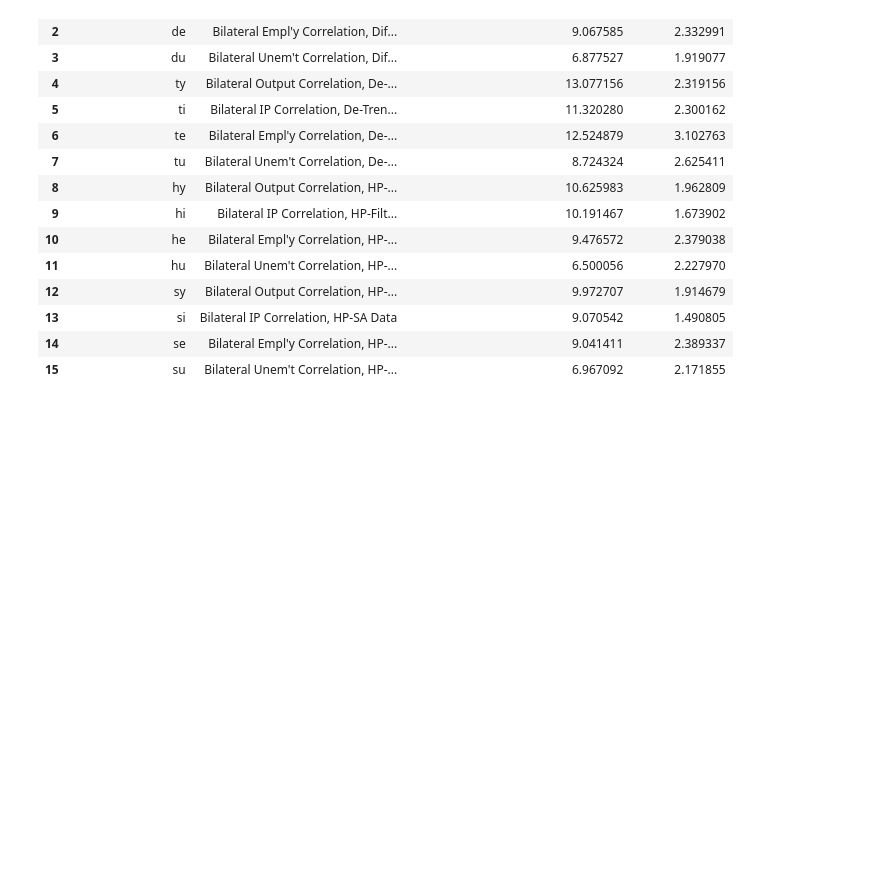
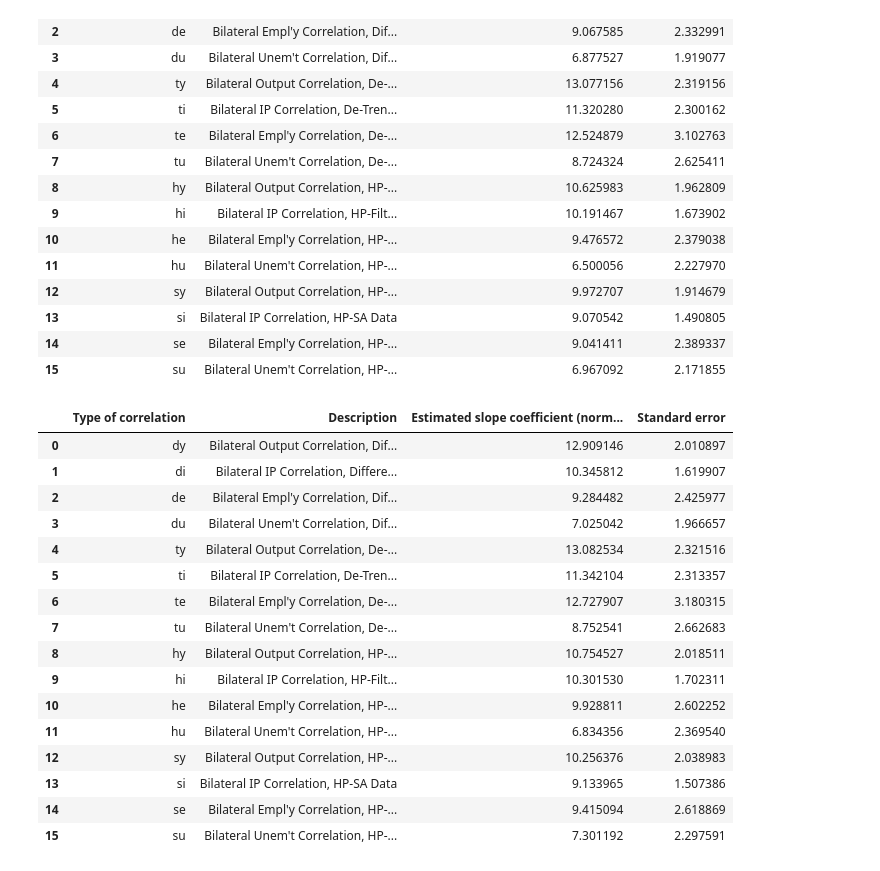
Before and after one commit to emilyfu1/correlationmodule, a Jupyter notebook: main.ipynb, the cells around one changed output. Cells and saved outputs as stored; diff of their text form; code cells hidden in the pictures; blank space fills up the shorter version.

Commit message:
look at results of different iv estimations

```diff
--- a/main.ipynb
+++ b/main.ipynb
@@ -602,14 +602,20 @@ plt.tight_layout()
 # run IV regressions
 
 # dataframe to hold results:
-iv_results = pd.DataFrame(columns=['Type of correlation', 'Description', 'Estimated slope coefficient (normalized by total trade)','Standard error'])
+iv_results_2sls = pd.DataFrame(columns=['Type of correlation', 'Description', 'Estimated slope coefficient (normalized by total trade)','Standard error'])
+iv_results_2sls.name = "2SLS"
+iv_results_ml = iv_results_2sls.copy()
+iv_results_ml.name = "ML"
+iv_results_gmm = iv_results_2sls.copy()
+iv_results_gmm.name = "GMM"
 
 for i, version in enumerate(versions):
-    result = reg.Regressions(instruments, dependent_var=[version], independent_vars=['wt']).run_regression(method='IV', instrument_vars=['distance', 'adjacent', 'ling'], iv_type='2SLS')
-    beta = result.params[1]
-    se = result.std_errors[1]
-    description = stata_descriptions[i]
+    for table in [iv_results_2sls, iv_results_ml, iv_results_gmm]:
+        result = reg.Regressions(instruments, dependent_var=[version], independent_vars=['wt']).run_regression(method='IV', instrument_vars=['distance', 'adjacent', 'ling'], iv_type=table.name)
+        beta = result.params[1]
+        se = result.std_errors[1]
+        description = stata_descriptions[i]
 
-    iv_results.loc[i] = [version, description, beta, se]
+        table.loc[i] = [version, description, beta, se]
 # %%
 # show the table of coefficients
@@ -632,3 +638,23 @@ iv_results[:16]
 | 13 | si | Bilateral IP Correlation, HP-SA Data | 9.070542 | 1.490805 |
 | 14 | se | Bilateral Empl'y Correlation, HP-... | 9.041411 | 2.389337 |
 | 15 | su | Bilateral Unem't Correlation, HP-... | 6.967092 | 2.171855 |
+# %%
+iv_results_ml[:16]
+# %% [output]
+|  | Type of correlation | Description | Estimated slope coefficient (norm... | Standard error |
+| 0 | dy | Bilateral Output Correlation, Dif... | 12.909146 | 2.010897 |
+| 1 | di | Bilateral IP Correlation, Differe... | 10.345812 | 1.619907 |
+| 2 | de | Bilateral Empl'y Correlation, Dif... | 9.284482 | 2.425977 |
+| 3 | du | Bilateral Unem't Correlation, Dif... | 7.025042 | 1.966657 |
+| 4 | ty | Bilateral Output Correlation, De-... | 13.082534 | 2.321516 |
+| 5 | ti | Bilateral IP Correlation, De-Tren... | 11.342104 | 2.313357 |
+| 6 | te | Bilateral Empl'y Correlation, De-... | 12.727907 | 3.180315 |
+| 7 | tu | Bilateral Unem't Correlation, De-... | 8.752541 | 2.662683 |
+| 8 | hy | Bilateral Output Correlation, HP-... | 10.754527 | 2.018511 |
+| 9 | hi | Bilateral IP Correlation, HP-Filt... | 10.301530 | 1.702311 |
+| 10 | he | Bilateral Empl'y Correlation, HP-... | 9.928811 | 2.602252 |
+| 11 | hu | Bilateral Unem't Correlation, HP-... | 6.834356 | 2.369540 |
+| 12 | sy | Bilateral Output Correlation, HP-... | 10.256376 | 2.038983 |
+| 13 | si | Bilateral IP Correlation, HP-SA Data | 9.133965 | 1.507386 |
+| 14 | se | Bilateral Empl'y Correlation, HP-... | 9.415094 | 2.618869 |
+| 15 | su | Bilateral Unem't Correlation, HP-... | 7.301192 | 2.297591 |
```
Also changed, not shown: parts of 2 cells of this notebook.
